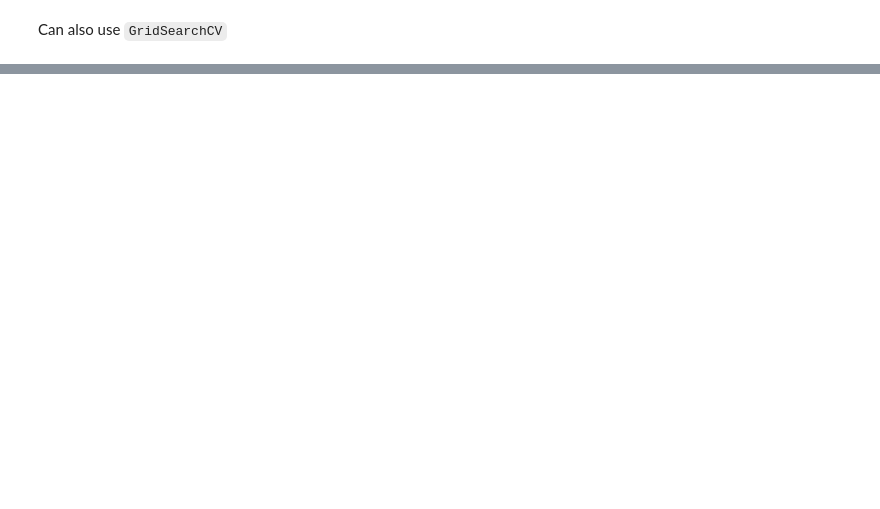
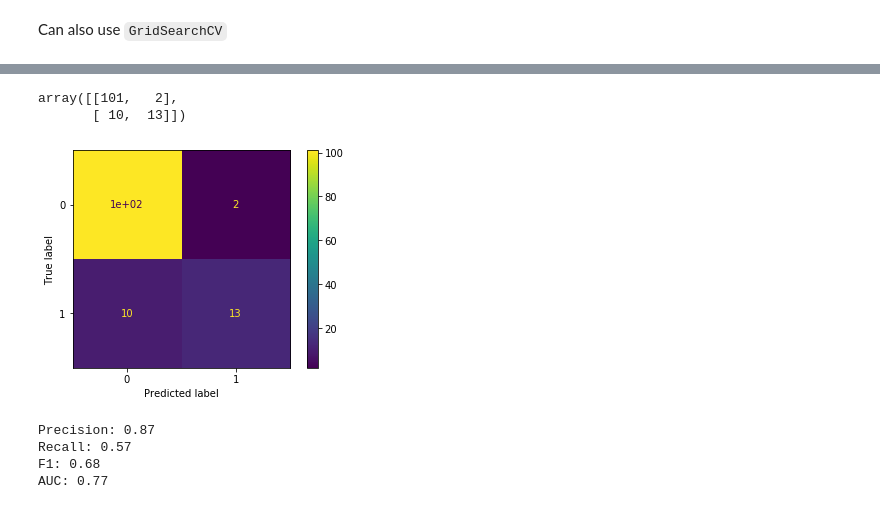
Before and after one commit to grantgasser/Alzheimers-Prediction, a Jupyter notebook: Refactored_Approach_2023.ipynb, the cells around one changed output, grey strips where cells are left out. Cells and saved outputs as stored; diff of their text form; code cells hidden in the pictures; blank space fills up the shorter version.

```diff
--- a/Refactored_Approach_2023.ipynb
+++ b/Refactored_Approach_2023.ipynb
@@ -498,0 +493,21 @@ Test weighted F1 score:  0.6142716424631318
+# %%
+cm
+# %% [output]
+array([[101,   2],
+       [ 10,  13]])
+# %%
+disp = ConfusionMatrixDisplay(confusion_matrix=cm, display_labels=gb.classes_)
+disp.plot()
+plt.show()
+# %% [output]
+[figure, added]
+# %%
+print(f'Precision: {precision_score(y_test, y_pred):.2f}')
+print(f'Recall: {recall_score(y_test, y_pred):.2f}')
+print(f'F1: {f1_score(y_test, y_pred):.2f}')
+print(f'AUC: {roc_auc_score(y_test, y_pred):.2f}')
+# %% [output]
+Precision: 0.87
+Recall: 0.57
+F1: 0.68
+AUC: 0.77
```
Also changed, not shown: parts of 40 cells of this notebook.
